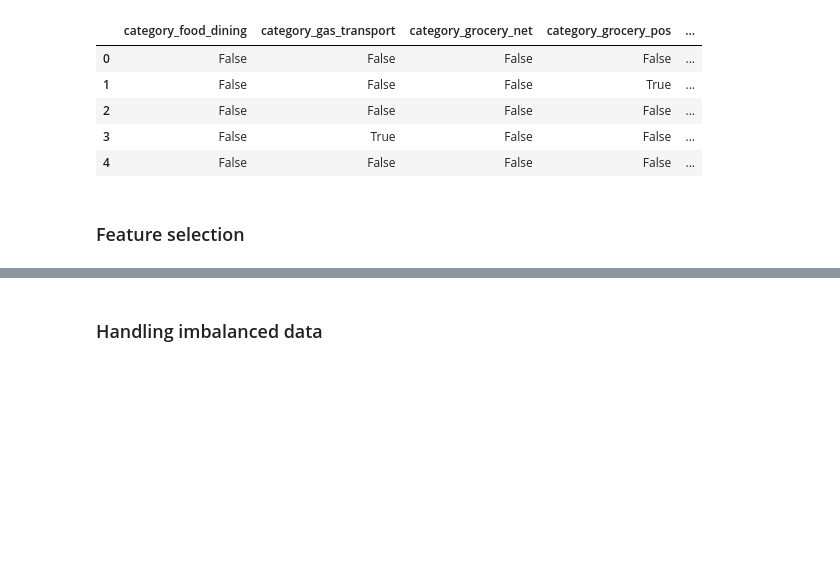
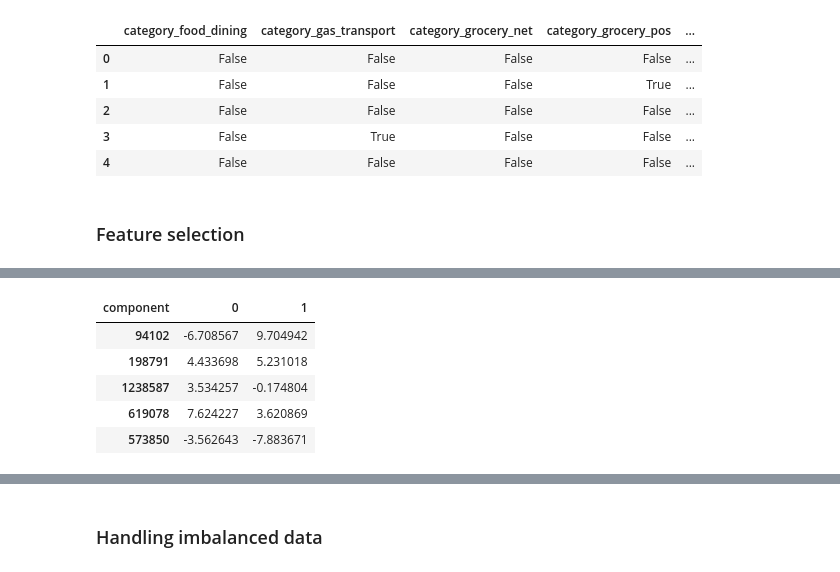
Before and after one commit to ArtemAntonov/Credit-Card-Transactions-Fraud-Detection, a Jupyter notebook: 2. Preprocessing.ipynb, the cells around one changed output, grey strips where cells are left out. Saved outputs shown, nothing was run; the diff lists cells and outputs as text; code cells hidden in the pictures; blank space fills up the shorter version.

```diff
--- a/2. Preprocessing.ipynb
+++ b/2. Preprocessing.ipynb
@@ -125,3 +147,12 @@ del df
+# %%
+X_test.head()
+# %% [output]
+| component | 0 | 1 |
+| 94102 | -6.708567 | 9.704942 |
+| 198791 | 4.433698 | 5.231018 |
+| 1238587 | 3.534257 | -0.174804 |
+| 619078 | 7.624227 | 3.620869 |
+| 573850 | -3.562643 | -7.883671 |
 # %%
 selector = ColumnTransformer(
     transformers=[('pca', PCA(n_components=0.99, copy=False, random_state=1), X_train.select_dtypes(include='number').columns)],
```
Also changed, not shown: parts of 5 cells of this notebook.
